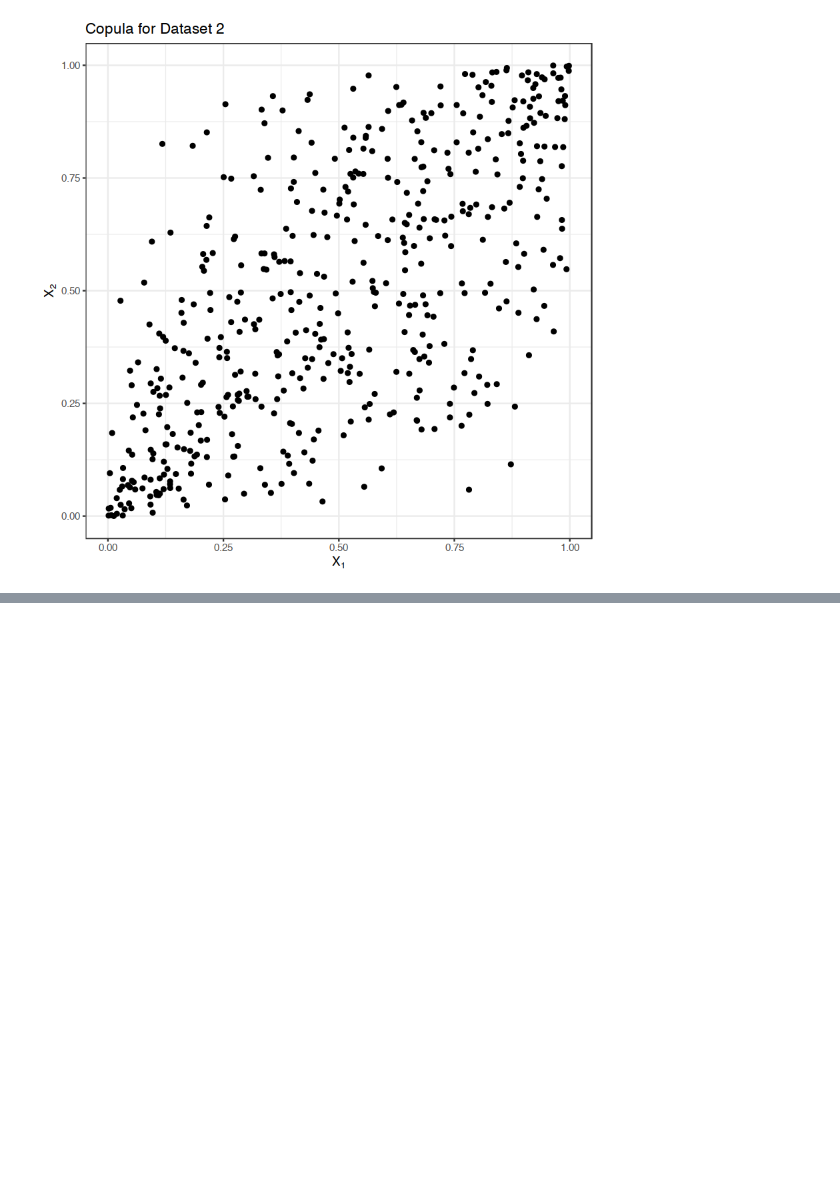
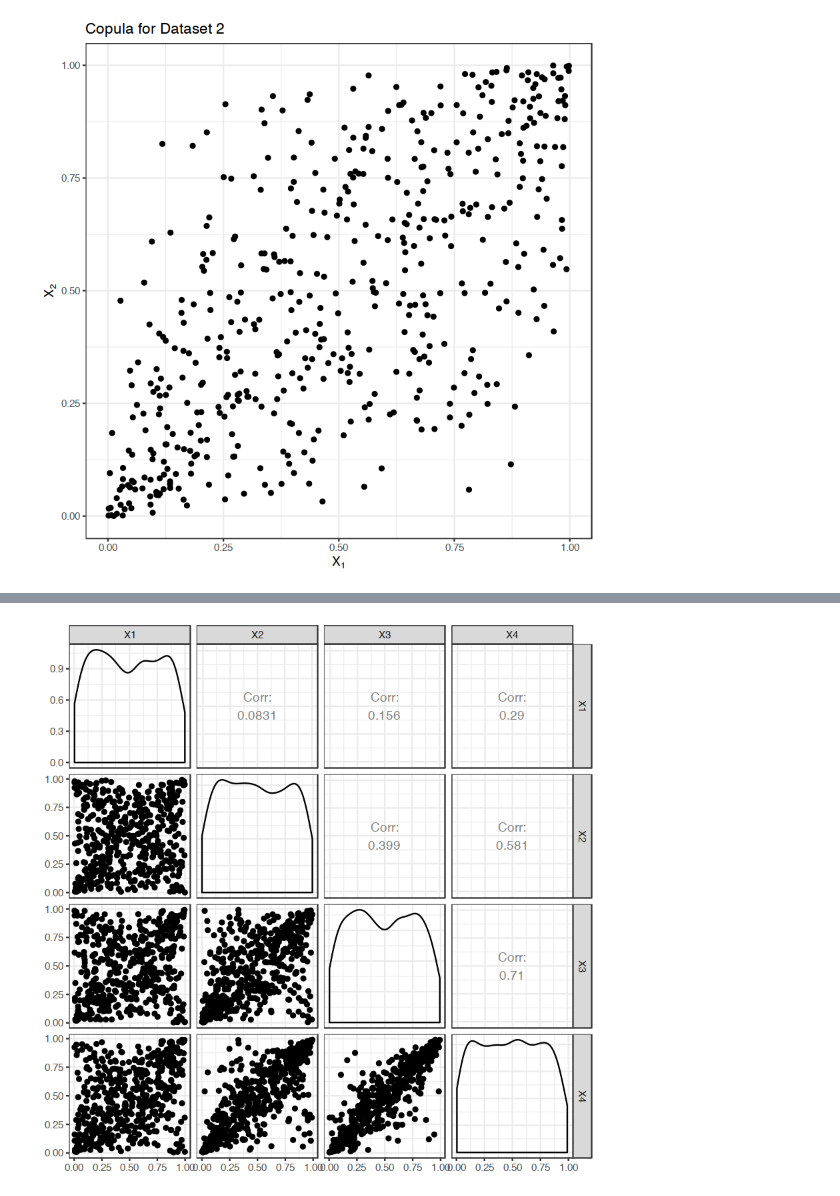
Before and after one commit to rplzzz/copula-explore, a Jupyter notebook: intro-to-copulas.ipynb, the cells around one changed output, grey strips where cells are left out. Drawn from its saved outputs; the diff is of its cells as text; code cells hidden in the pictures; blank space fills up the shorter version.

```diff
--- a/intro-to-copulas.ipynb
+++ b/intro-to-copulas.ipynb
@@ -53,0 +118,5 @@ The conclusion we get from all of this is that when we care about the joint dist
+# %%
+tcop4 <- ellipCopula('t', c(0.1, 0.2, 0.4, 0.6, 0.8, 0.9), dim=4, df=2, dispstr='un')
+pairplot_mat(rCopula(500, tcop4))  # Reported "correlations" are actually Kendall's Tau values
+# %% [output]
+[figure, added]
```
Also changed, not shown: parts of 19 cells of this notebook, 1 other file.
